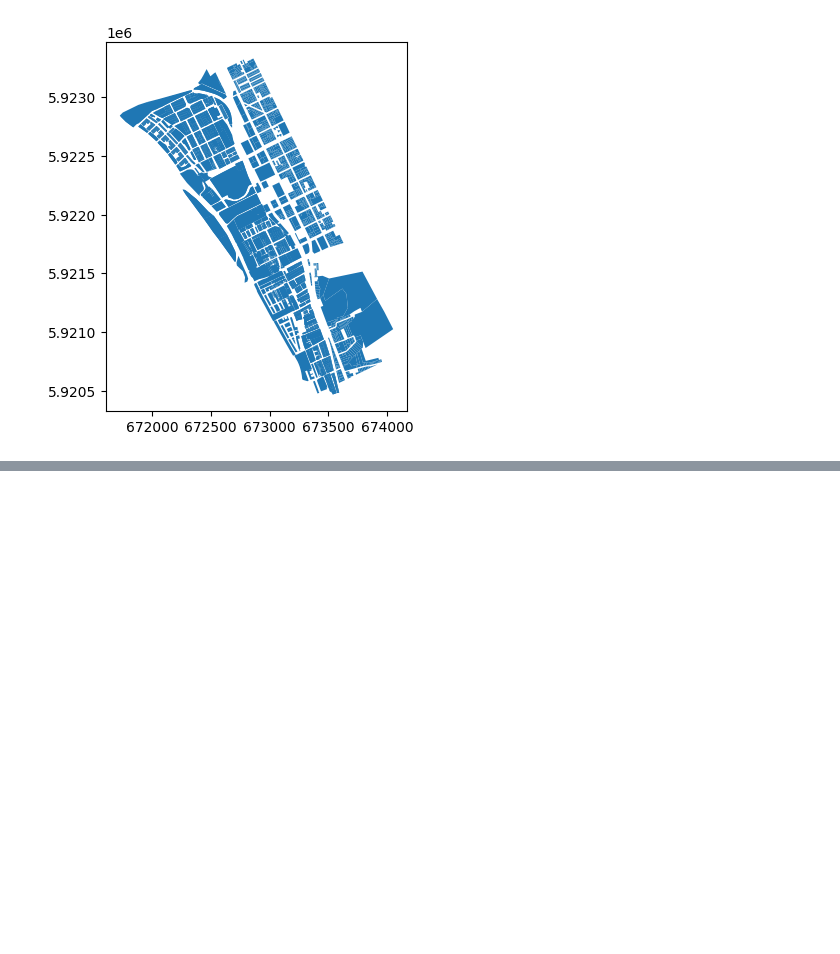
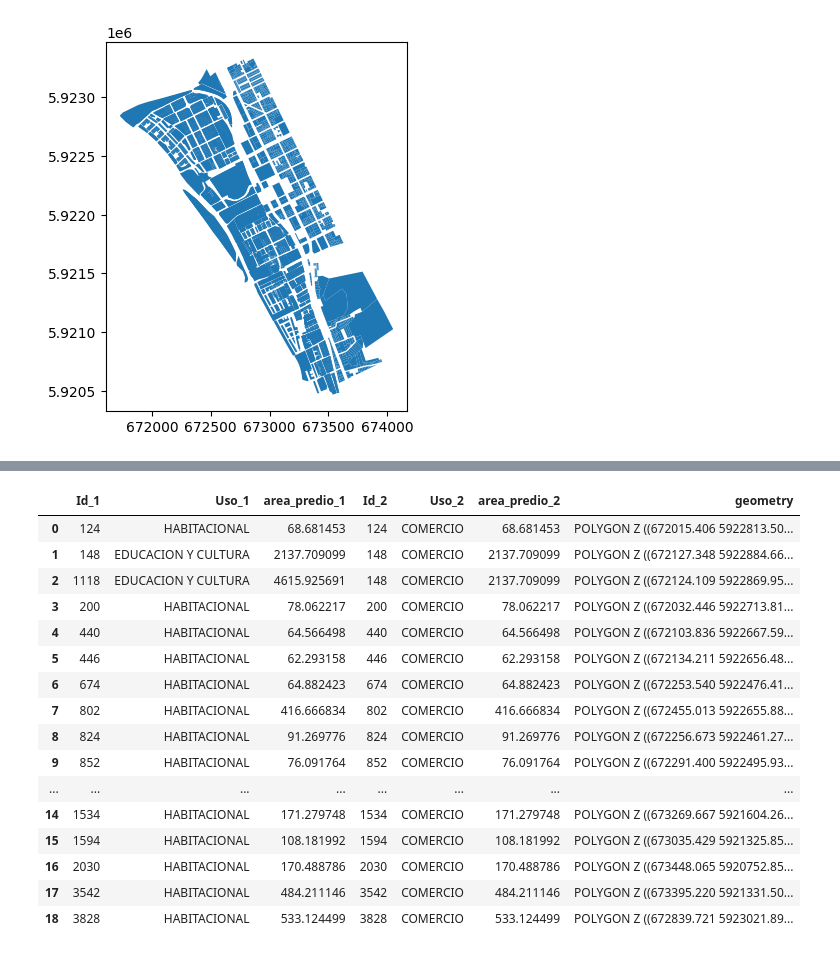
Before and after one commit to diegoalrv/clbb-io, a Jupyter notebook: notebooks/land_uses.ipynb, the cells around one changed output, grey strips where cells are left out. Drawn from its saved outputs; the diff is of its cells as text; code cells hidden in the pictures; blank space fills up the shorter version.

Commit message:
added notebook to save data and make some test on land_uses

```diff
--- a/notebooks/land_uses.ipynb
+++ b/notebooks/land_uses.ipynb
@@ -253,3 +253,15 @@ aa.plot()
 No se pudieron reparar 2 geometrías. Serán eliminadas.
 <Axes: >
 [figure]
+# %%
+# Para el analisis de multiples usos de suelo en un mismo poligono
+import geopandas as gpd
+import pandas as pd
+lands = gpd.read_parquet('/app/assets/land_uses/actual.parquet')
+lands_fake = lands.sample(20)
+lands_fake['nuevo_uso'] = 'COMERCIO'
+lands_fake = lands_fake[lands_fake['Uso']!=lands_fake['nuevo_uso']]
+lands_fake['Uso'] = lands_fake['nuevo_uso']
+lands_fake.drop(columns=['nuevo_uso'], inplace=True)
+display(lands_fake)
+unit = gpd.read_parquet('/app/assets/groupby/hex.parquet')
@@ -255,0 +286,12 @@ No se pudieron reparar 2 geometrías. Serán eliminadas.
+# %%
+intersection_over_maps = gpd.overlay(lands, lands_fake, how='intersection')
+output_lands = lands.copy()
+if(len(intersection_over_maps) > 0):
+    intersection_over_unit = gpd.overlay(output_lands, unit, how='intersection')
+    intersection_over_unit['area_uso'] = intersection_over_maps['geometry'].area
+    intersection_over_unit.rename(columns={'geometry': 'geometry_intersection'}, inplace=True)
+    display(intersection_over_unit.head(10))
+    pass
+
+display(intersection_over_maps)
+# %% [output]
@@ -255,0 +309,17 @@ No se pudieron reparar 2 geometrías. Serán eliminadas.
+|  | Id_1 | Uso_1 | area_predio_1 | Id_2 | Uso_2 | area_predio_2 | geometry |
+| 0 | 124 | HABITACIONAL | 68.681453 | 124 | COMERCIO | 68.681453 | POLYGON Z ((672015.406 5922813.50... |
+| 1 | 148 | EDUCACION Y CULTURA | 2137.709099 | 148 | COMERCIO | 2137.709099 | POLYGON Z ((672127.348 5922884.66... |
+| 2 | 1118 | EDUCACION Y CULTURA | 4615.925691 | 148 | COMERCIO | 2137.709099 | POLYGON Z ((672124.109 5922869.95... |
+| 3 | 200 | HABITACIONAL | 78.062217 | 200 | COMERCIO | 78.062217 | POLYGON Z ((672032.446 5922713.81... |
+| 4 | 440 | HABITACIONAL | 64.566498 | 440 | COMERCIO | 64.566498 | POLYGON Z ((672103.836 5922667.59... |
+| 5 | 446 | HABITACIONAL | 62.293158 | 446 | COMERCIO | 62.293158 | POLYGON Z ((672134.211 5922656.48... |
+| 6 | 674 | HABITACIONAL | 64.882423 | 674 | COMERCIO | 64.882423 | POLYGON Z ((672253.540 5922476.41... |
+| 7 | 802 | HABITACIONAL | 416.666834 | 802 | COMERCIO | 416.666834 | POLYGON Z ((672455.013 5922655.88... |
+| 8 | 824 | HABITACIONAL | 91.269776 | 824 | COMERCIO | 91.269776 | POLYGON Z ((672256.673 5922461.27... |
+| 9 | 852 | HABITACIONAL | 76.091764 | 852 | COMERCIO | 76.091764 | POLYGON Z ((672291.400 5922495.93... |
+| ... | ... | ... | ... | ... | ... | ... | ... |
+| 14 | 1534 | HABITACIONAL | 171.279748 | 1534 | COMERCIO | 171.279748 | POLYGON Z ((673269.667 5921604.26... |
+| 15 | 1594 | HABITACIONAL | 108.181992 | 1594 | COMERCIO | 108.181992 | POLYGON Z ((673035.429 5921325.85... |
+| 16 | 2030 | HABITACIONAL | 170.488786 | 2030 | COMERCIO | 170.488786 | POLYGON Z ((673448.065 5920752.85... |
+| 17 | 3542 | HABITACIONAL | 484.211146 | 3542 | COMERCIO | 484.211146 | POLYGON Z ((673395.220 5921331.50... |
+| 18 | 3828 | HABITACIONAL | 533.124499 | 3828 | COMERCIO | 533.124499 | POLYGON Z ((672839.721 5923021.89... |
```
Also changed, not shown: parts of 6 cells of this notebook, 2 other files.
